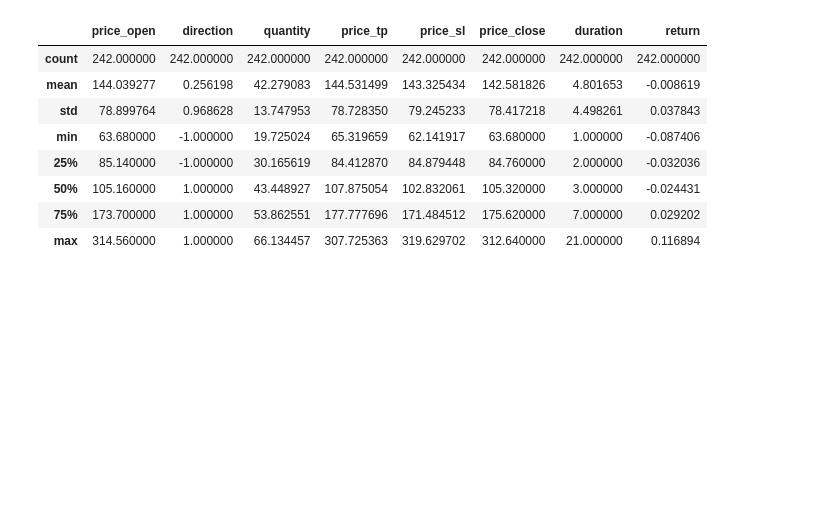
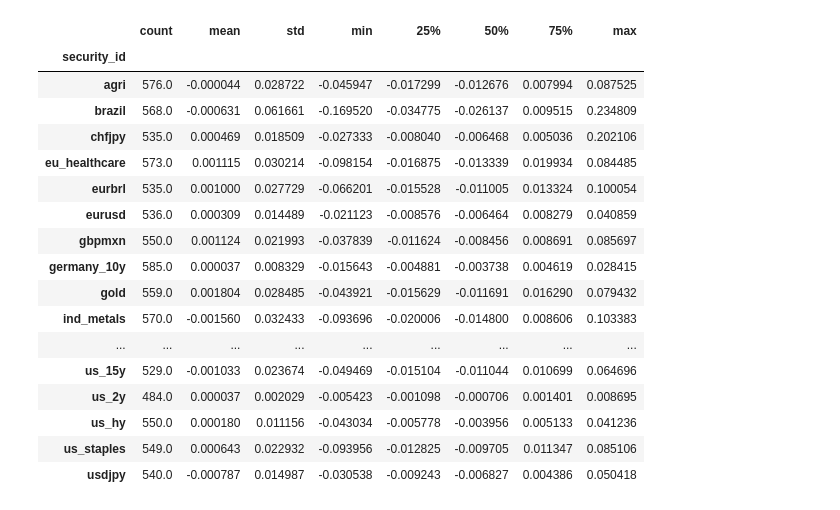
Before and after one commit to vcnzbrgd/Mean-Reverting-Strategy-and-Trades-Optimal-Sizing, a Jupyter notebook: project.ipynb, the cells around one changed output. Drawn from its saved outputs; the diff is of its cells as text; code cells hidden in the pictures; blank space fills up the shorter version.

```diff
--- a/project.ipynb
+++ b/project.ipynb
@@ -16,11 +17,10 @@ df = df[df.index.dayofweek<5]
 # as convention 1 week is 5 trading days and 1 month is 21 trading days so that each year has 252 trading days
 # %%
 # STRATEGY PARAMETERS
-TRADED_SECURITIES = ['oil'
-            # 'us_staples', 'eu_healthcare',
-            # 'japan', 'brazil', 'nasdaq', 'us_2y',
-            # 'us_15y', 'germany_10y', 'uk_15y', 'us_hy', 'oil', 'ind_metals', 'agri',
-            # 'gold', 'silver', 'eurusd', 'usdjpy', 'chfjpy', 'eurbrl', 'gbpmxn'
+TRADED_SECURITIES = [
+            'us_staples', 'eu_healthcare', 'japan', 'brazil', 'nasdaq', 'us_2y',
+            'us_15y', 'germany_10y', 'uk_15y', 'us_hy', 'oil', 'ind_metals', 'agri',
+            'gold', 'silver', 'eurusd', 'usdjpy', 'chfjpy', 'eurbrl', 'gbpmxn'
     ]
 
 LONG_PARAMS = {10:0.05, 21:0.15, 63:0.25} # dict with lenght of window as key and percentile for longs as values
@@ -28,7 +28,7 @@ SHORT_PARAMS = {10:0.95, 21:0.85, 63:0.75} # dict with lenght of window as key
 MA_FAST_WDW = 20
 MA_SLOW_WDW = 60
 
-SUPPORTIVE_PCTL_MOVE = 0.3
+SUPPORTIVE_PCTL_MOVE = 0.8
 COUNTER_PCTL_MOVE = 0.2
 TRADES_MAX_DAYS = 21
 
@@ -148,12 +170,21 @@ trades_list['return'] = trade_return(trades_list)
 # %%
-trades_list.describe()
+trades_list.groupby('security_id')['return'].describe()
 # %% [output]
-|  | price_open | direction | quantity | price_tp | price_sl | price_close | duration | return |
-| count | 242.000000 | 242.000000 | 242.000000 | 242.000000 | 242.000000 | 242.000000 | 242.000000 | 242.000000 |
-| mean | 144.039277 | 0.256198 | 42.279083 | 144.531499 | 143.325434 | 142.581826 | 4.801653 | -0.008619 |
-| std | 78.899764 | 0.968628 | 13.747953 | 78.728350 | 79.245233 | 78.417218 | 4.498261 | 0.037843 |
-| min | 63.680000 | -1.000000 | 19.725024 | 65.319659 | 62.141917 | 63.680000 | 1.000000 | -0.087406 |
-| 25% | 85.140000 | -1.000000 | 30.165619 | 84.412870 | 84.879448 | 84.760000 | 2.000000 | -0.032036 |
-| 50% | 105.160000 | 1.000000 | 43.448927 | 107.875054 | 102.832061 | 105.320000 | 3.000000 | -0.024431 |
-| 75% | 173.700000 | 1.000000 | 53.862551 | 177.777696 | 171.484512 | 175.620000 | 7.000000 | 0.029202 |
-| max | 314.560000 | 1.000000 | 66.134457 | 307.725363 | 319.629702 | 312.640000 | 21.000000 | 0.116894 |
+|  | count | mean | std | min | 25% | 50% | 75% | max |
+| security_id |  |  |  |  |  |  |  |  |
+| agri | 576.0 | -0.000044 | 0.028722 | -0.045947 | -0.017299 | -0.012676 | 0.007994 | 0.087525 |
+| brazil | 568.0 | -0.000631 | 0.061661 | -0.169520 | -0.034775 | -0.026137 | 0.009515 | 0.234809 |
+| chfjpy | 535.0 | 0.000469 | 0.018509 | -0.027333 | -0.008040 | -0.006468 | 0.005036 | 0.202106 |
+| eu_healthcare | 573.0 | 0.001115 | 0.030214 | -0.098154 | -0.016875 | -0.013339 | 0.019934 | 0.084485 |
+| eurbrl | 535.0 | 0.001000 | 0.027729 | -0.066201 | -0.015528 | -0.011005 | 0.013324 | 0.100054 |
+| eurusd | 536.0 | 0.000309 | 0.014489 | -0.021123 | -0.008576 | -0.006464 | 0.008279 | 0.040859 |
+| gbpmxn | 550.0 | 0.001124 | 0.021993 | -0.037839 | -0.011624 | -0.008456 | 0.008691 | 0.085697 |
+| germany_10y | 585.0 | 0.000037 | 0.008329 | -0.015643 | -0.004881 | -0.003738 | 0.004619 | 0.028415 |
+| gold | 559.0 | 0.001804 | 0.028485 | -0.043921 | -0.015629 | -0.011691 | 0.016290 | 0.079432 |
+| ind_metals | 570.0 | -0.001560 | 0.032433 | -0.093696 | -0.020006 | -0.014800 | 0.008606 | 0.103383 |
+| ... | ... | ... | ... | ... | ... | ... | ... | ... |
+| us_15y | 529.0 | -0.001033 | 0.023674 | -0.049469 | -0.015104 | -0.011044 | 0.010699 | 0.064696 |
+| us_2y | 484.0 | 0.000037 | 0.002029 | -0.005423 | -0.001098 | -0.000706 | 0.001401 | 0.008695 |
+| us_hy | 550.0 | 0.000180 | 0.011156 | -0.043034 | -0.005778 | -0.003956 | 0.005133 | 0.041236 |
+| us_staples | 549.0 | 0.000643 | 0.022932 | -0.093956 | -0.012825 | -0.009705 | 0.011347 | 0.085106 |
+| usdjpy | 540.0 | -0.000787 | 0.014987 | -0.030538 | -0.009243 | -0.006827 | 0.004386 | 0.050418 |
```
Also changed, not shown: parts of 9 cells of this notebook, 1 other file.
